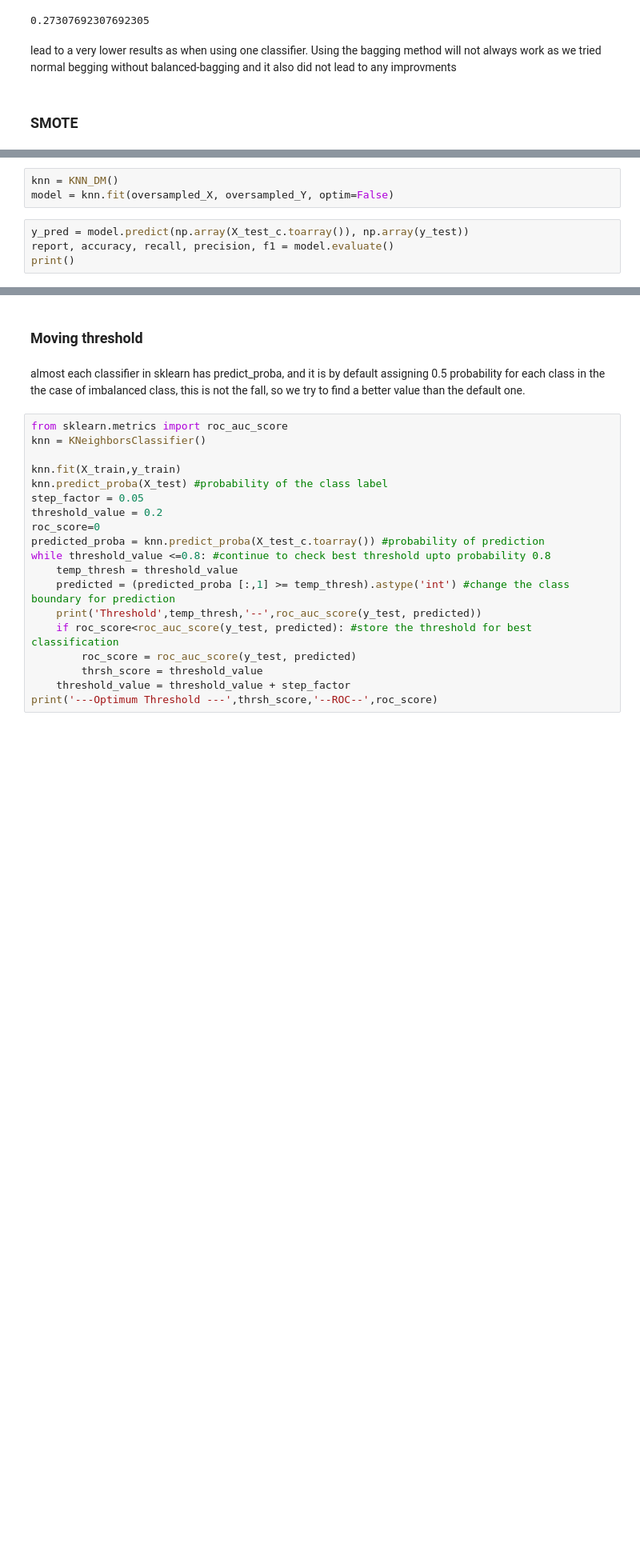
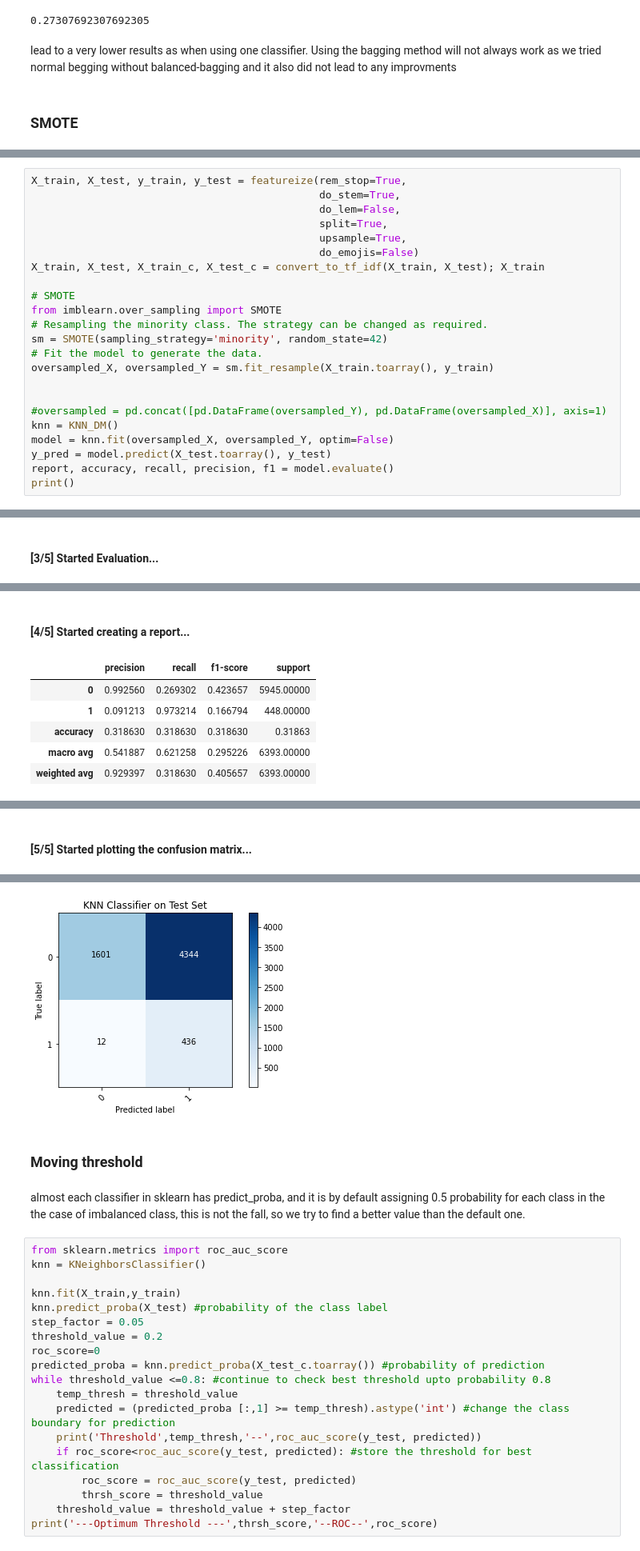
Before and after one commit to Aaron9812/Data_mining, a Jupyter notebook: src/models/KNN_latest_v2.ipynb, the cells around one changed output, grey strips where cells are left out. Shown at 80% size. Cells and saved outputs as stored; diff of their text form; blank space fills up the shorter version.

```diff
--- a/src/models/KNN_latest_v2.ipynb
+++ b/src/models/KNN_latest_v2.ipynb
@@ -1665,7 +1794,24 @@ MemoryError: Unable to allocate 7.13 GiB for an array with shape (25569, 37433)
-# %%
-knn = KNN_DM()
-model = knn.fit(oversampled_X, oversampled_Y, optim=False)
-# %%
-y_pred = model.predict(np.array(X_test_c.toarray()), np.array(y_test))
-report, accuracy, recall, precision, f1 = model.evaluate()
-print()
+# %%
+X_train, X_test, y_train, y_test = featureize(rem_stop=True,
+                                              do_stem=True,
+                                              do_lem=False,
+                                              split=True,
+                                              upsample=True,
+                                              do_emojis=False)
+X_train, X_test, X_train_c, X_test_c = convert_to_tf_idf(X_train, X_test); X_train
+
+# SMOTE
+from imblearn.over_sampling import SMOTE
+# Resampling the minority class. The strategy can be changed as required.
+sm = SMOTE(sampling_strategy='minority', random_state=42)
+# Fit the model to generate the data.
+oversampled_X, oversampled_Y = sm.fit_resample(X_train.toarray(), y_train)
+
+
+#oversampled = pd.concat([pd.DataFrame(oversampled_Y), pd.DataFrame(oversampled_X)], axis=1)
+knn = KNN_DM()
+model = knn.fit(oversampled_X, oversampled_Y, optim=False)
+y_pred = model.predict(X_test.toarray(), y_test)
+report, accuracy, recall, precision, f1 = model.evaluate()
+print()
+# %% [output]
@@ -1671,0 +1833 @@ print()
+[3/5] Started Evaluation...
@@ -1671,0 +1840,7 @@ print()
+[4/5] Started creating a report...
+|  | precision | recall | f1-score | support |
+| 0 | 0.992560 | 0.269302 | 0.423657 | 5945.00000 |
+| 1 | 0.091213 | 0.973214 | 0.166794 | 448.00000 |
+| accuracy | 0.318630 | 0.318630 | 0.318630 | 0.31863 |
+| macro avg | 0.541887 | 0.621258 | 0.295226 | 6393.00000 |
+| weighted avg | 0.929397 | 0.318630 | 0.405657 | 6393.00000 |
@@ -1671,0 +1849 @@ print()
+[5/5] Started plotting the confusion matrix...
@@ -1672,3 +1854,4 @@ print()
+[figure, added]
 # %% [markdown]
 ### Moving threshold
 # %% [markdown]
```
Also changed, not shown: parts of 19 cells of this notebook, 2 other files.
